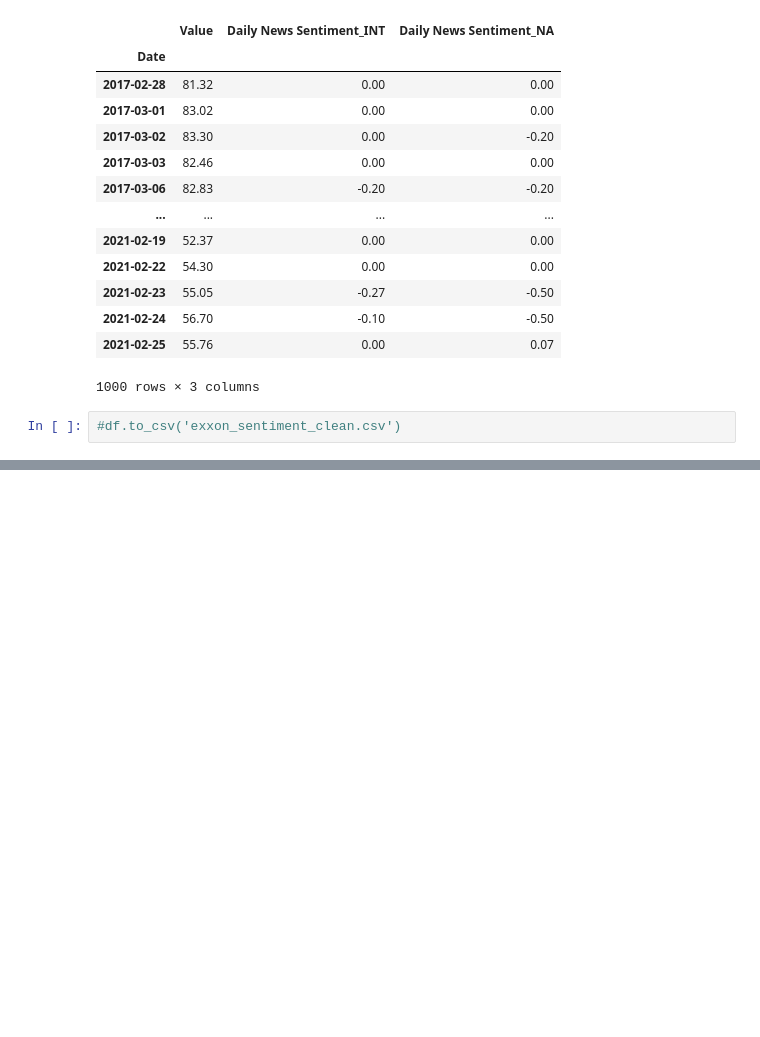
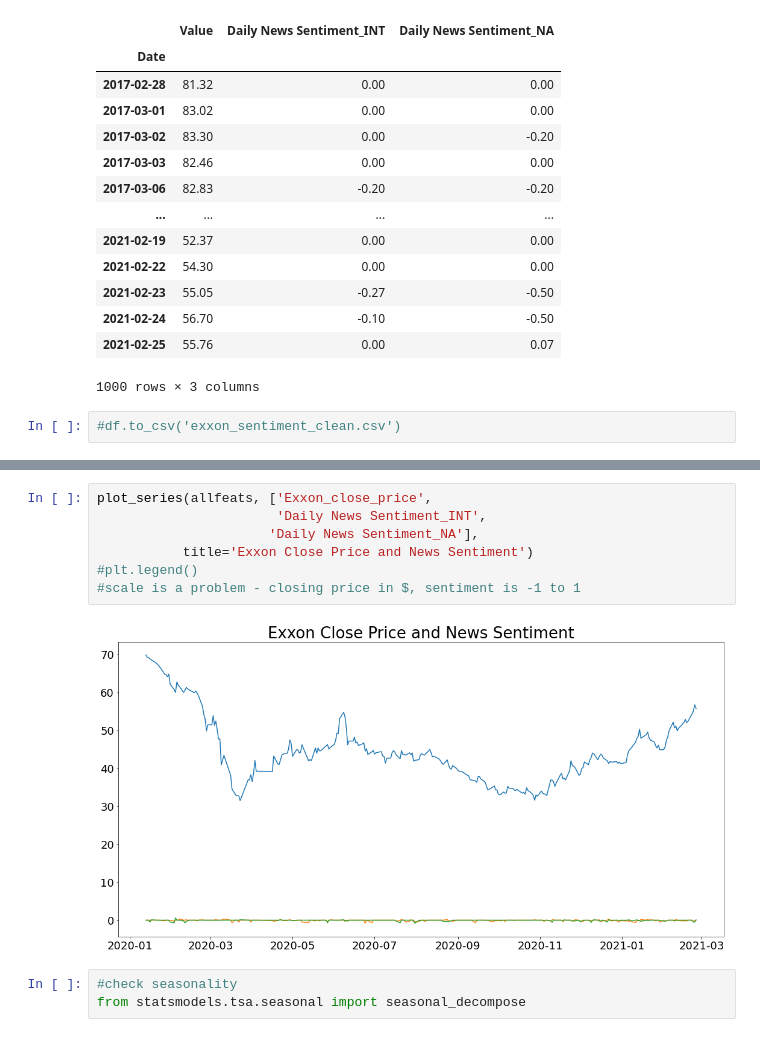
Before and after one commit to griffinwt/Hackathon_March2021, a Jupyter notebook: First_model.ipynb, the cells around one changed output, grey strips where cells are left out. Saved outputs shown, nothing was run; the diff lists cells and outputs as text; blank space fills up the shorter version.

```diff
--- a/First_model.ipynb
+++ b/First_model.ipynb
@@ -507,0 +445,12 @@ ax.legend();
+# %%
+plot_series(allfeats, ['Exxon_close_price',
+                       'Daily News Sentiment_INT',
+                      'Daily News Sentiment_NA'],
+           title='Exxon Close Price and News Sentiment')
+#plt.legend()
+#scale is a problem - closing price in $, sentiment is -1 to 1
+# %% [output]
+[figure, added]
+# %%
+#check seasonality
+from statsmodels.tsa.seasonal import seasonal_decompose
```
Also changed, not shown: parts of 40 cells of this notebook.
